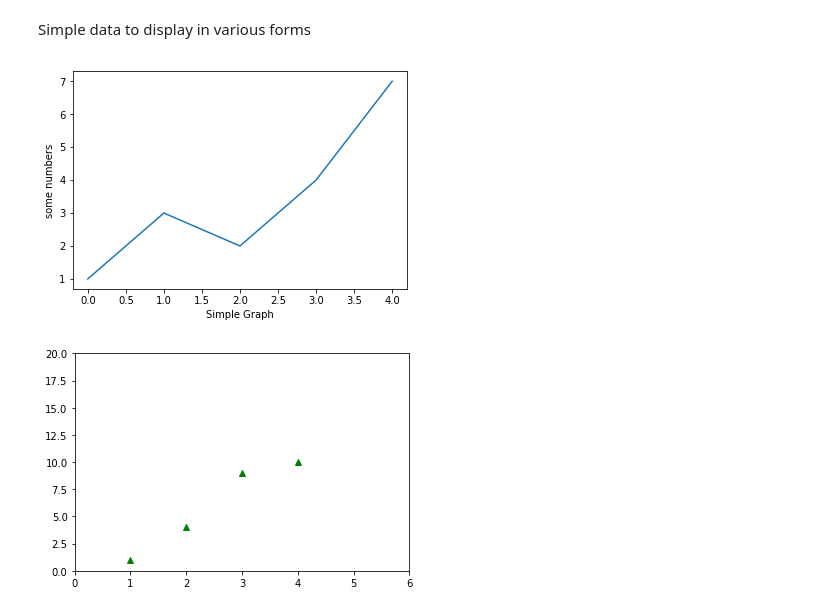
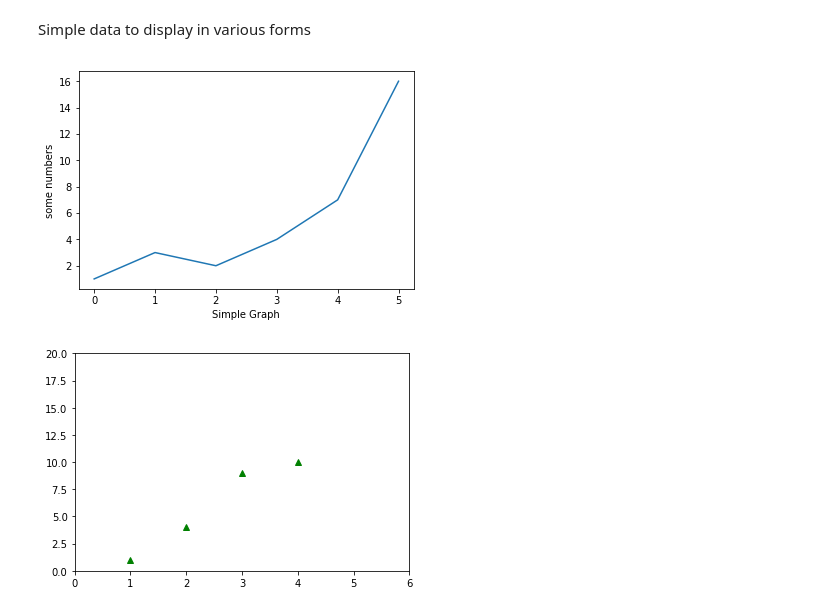
Before and after one commit to alp193abp/FGV_Programming_Languages, a Jupyter notebook: Python/Notebooks/Aula_12_Numpy_Matplotlib_Pandas-Copy1.ipynb, the cells around one changed output. Cells and saved outputs as stored; diff of their text form; code cells hidden in the pictures.

```diff
--- a/Python/Notebooks/Aula_12_Numpy_Matplotlib_Pandas-Copy1.ipynb
+++ b/Python/Notebooks/Aula_12_Numpy_Matplotlib_Pandas-Copy1.ipynb
@@ -278,13 +278,13 @@ directly on a new figure.
 # %% [markdown]
 Simple data to display in various forms
 # %%
-plt.plot([1,3,2,4,7])
+plt.plot([1,3,2,4,7,16])
 plt.ylabel('some numbers')
 plt.xlabel('Simple Graph')
 #plt.axis([0,10,0,20])
 plt.show()
 # %% [output]
-[figure, old version]
+[figure, new version]
 # %%
 plt.plot([1,2,3,4], [1,4,9,10], 'g^')
 plt.axis([0, 6, 0, 20])
```
Also changed, not shown: parts of 65 cells of this notebook.
